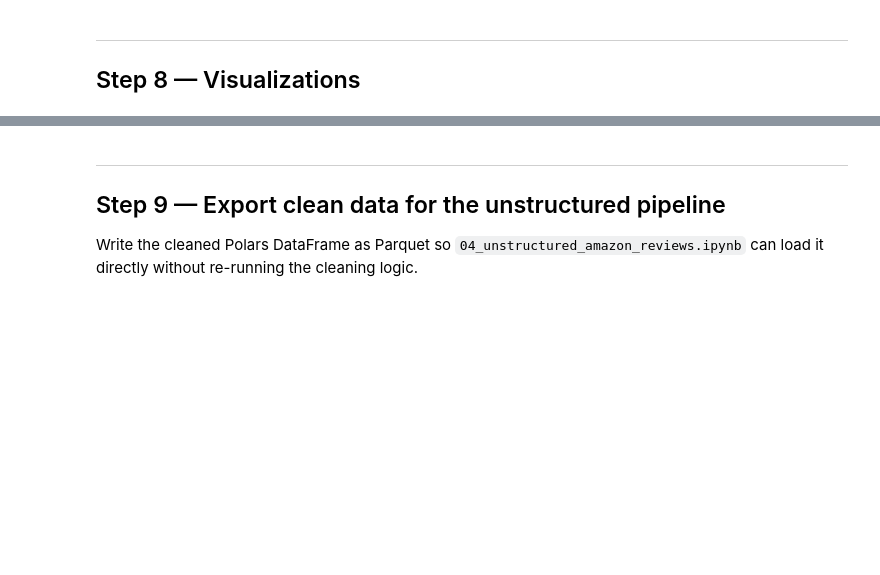
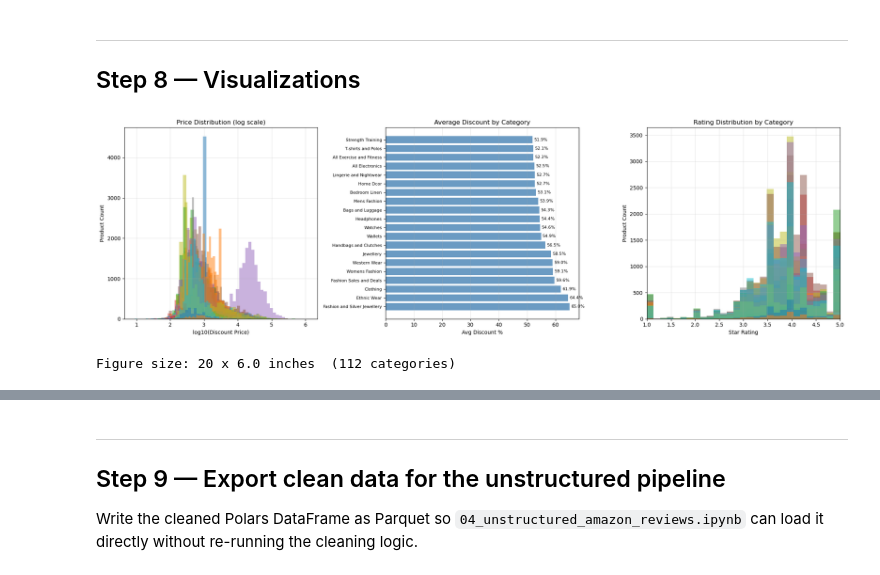
Before and after one commit to AllisonDing/data_processing, a Jupyter notebook: 03_structured_amazon_products.ipynb, the cells around one changed output, grey strips where cells are left out. Saved outputs shown, nothing was run; the diff lists cells and outputs as text; code cells hidden in the pictures; blank space fills up the shorter version.

```diff
--- a/03_structured_amazon_products.ipynb
+++ b/03_structured_amazon_products.ipynb
@@ -451,11 +647,15 @@ else:
 import matplotlib.pyplot as plt
 import matplotlib.ticker as mtick
 
-fig, axes = plt.subplots(1, 3, figsize=(18, 5))
+n_cats = products["source_category"].n_unique()
+
+# Height scales with category count so bar chart never gets cramped
+fig_height = max(6, n_cats * 0.05)
+fig, axes = plt.subplots(1, 3, figsize=(20, fig_height))
 
 # ── (A) Price distribution per category ───────────────────────────────────────
 ax = axes[0]
-for cat in products["source_category"].unique().to_list():
+for cat in sorted(products["source_category"].unique().to_list()):
     prices_cat = (
         products.filter(
             (pl.col("source_category") == cat)
@@ -464,14 +664,12 @@ for cat in products["source_category"].unique().to_list():
         )["discount_price"]
         .to_numpy()
     )
-    # Log-scale histogram (prices span many orders of magnitude)
     if len(prices_cat) > 0:
         log_prices = np.log10(np.clip(prices_cat, 1, None))
         ax.hist(log_prices, bins=40, alpha=0.5, label=cat)
-ax.set_xlabel("log₁₀(Discount Price)")
+ax.set_xlabel("log10(Discount Price)")
 ax.set_ylabel("Product Count")
 ax.set_title("Price Distribution (log scale)")
-ax.legend()
 ax.grid(alpha=0.3)
 
 # ── (B) Average discount % by category ────────────────────────────────────────
@@ -486,38 +684,43 @@ if "discount_pct" in products.columns:
         .group_by("source_category")
         .agg(pl.col("discount_pct").mean().round(1).alias("avg_disc"))
         .sort("avg_disc", descending=True)
+        .head(20)
     )
     cats  = cat_disc["source_category"].to_list()
     discs = cat_disc["avg_disc"].to_list()
-    bars = ax.barh(cats, discs, color="steelblue", alpha=0.8)
-    ax.bar_label(bars, fmt="%.1f%%", padding=3)
+    bars  = ax.barh(cats, discs, color="steelblue", alpha=0.8)
+    ax.bar_label(bars, fmt="%.1f%%", padding=3, fontsize=8)
     ax.set_xlabel("Avg Discount %")
     ax.set_title("Average Discount by Category")
+    ax.tick_params(axis="y", labelsize=8)
     ax.grid(alpha=0.3, axis="x")
 else:
     ax.text(0.5, 0.5, "discount_pct unavailable", ha="center", va="center")
 
 # ── (C) Rating distribution ────────────────────────────────────────────────────
 ax = axes[2]
 if "ratings" in products.columns:
-    for cat in products["source_category"].unique().to_list():
+    for cat in sorted(products["source_category"].unique().to_list()):
         r = products.filter(
             (pl.col("source_category") == cat) & pl.col("ratings").is_not_null()
         )["ratings"].to_numpy()
         if len(r) > 0:
             ax.hist(r, bins=np.linspace(1, 5, 30), alpha=0.5, label=cat)
     ax.set_xlabel("Star Rating")
     ax.set_ylabel("Product Count")
     ax.set_title("Rating Distribution by Category")
     ax.set_xlim(1, 5)
-    ax.legend()
     ax.grid(alpha=0.3)
 else:
     ax.text(0.5, 0.5, "ratings unavailable", ha="center", va="center")
 
 plt.tight_layout()
-plt.savefig(DATA_DIR / "amazon_products_overview.png", dpi=130)
+plt.savefig(DATA_DIR / "amazon_products_overview.png", dpi=130, bbox_inches="tight")
 plt.show()
+print(f"Figure size: 20 x {fig_height:.1f} inches  ({n_cats} categories)")
+# %% [output]
+[figure, added]
+Figure size: 20 x 6.0 inches  (112 categories)
 # %%
 # Top 20 sub-categories by product count — horizontal bar chart
 if "sub_category" in products.columns:
```
Also changed, not shown: parts of 14 cells of this notebook, 1 other file.
